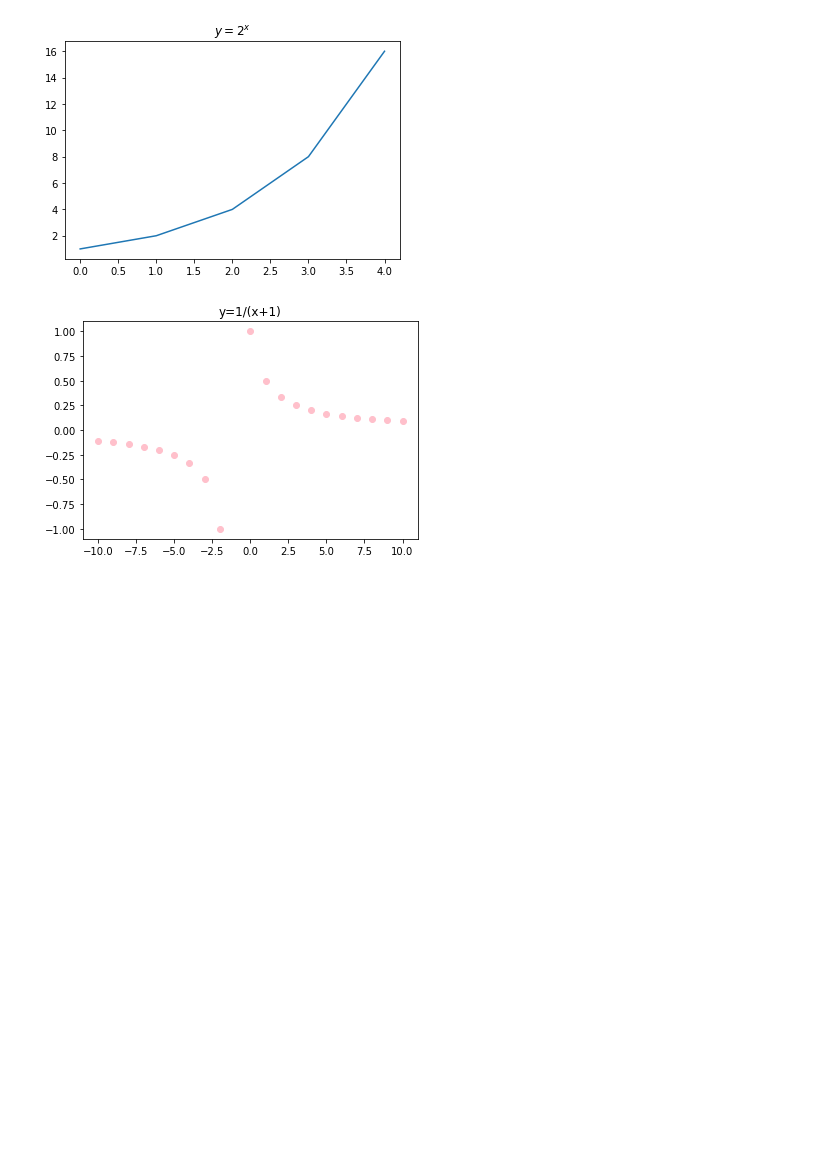
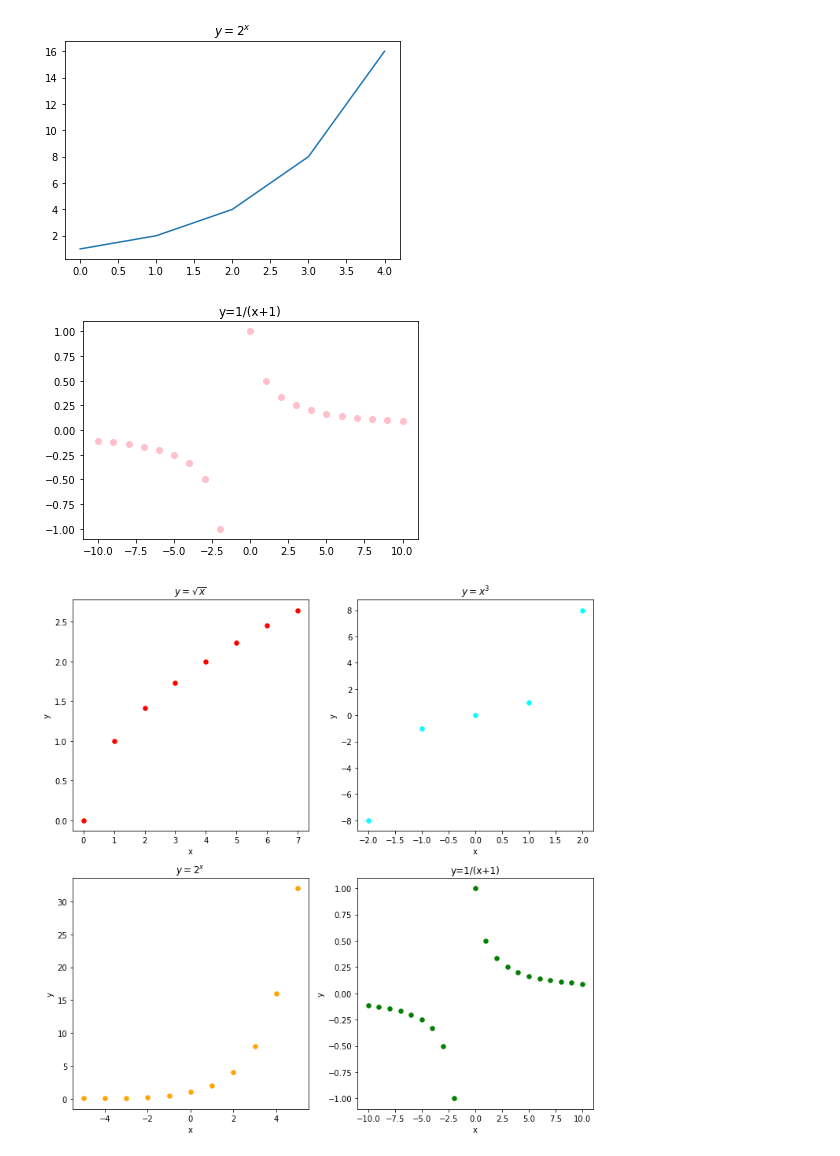
Before and after one commit to annah-vu/numpy-pandas-visualization-exercises, a Jupyter notebook: matplotlib_exercises.ipynb, the cells around one changed output. Saved outputs shown, nothing was run; the diff lists cells and outputs as text; code cells hidden in the pictures; blank space fills up the shorter version.

```diff
--- a/matplotlib_exercises.ipynb
+++ b/matplotlib_exercises.ipynb
@@ -98,4 +84,46 @@ plt.title("y=1/(x+1)")
 plt.show()
 # %% [output]
 [figure]
+# %%
+#3.) Combine the figures you created in the last step into one large figure with 4 subplots.
+plt.figure(figsize = (10,10))
+plt.subplot (2,2,1)
+x = list(range(0,8))
+y1 = [(n**(1/2)) for n in x]
+plt.scatter(x,y1, s =30, c='red')
+plt.title('$y=\sqrt{x}$')
+plt.xlabel('x')
+plt.ylabel('y')
+
+plt.subplot(2,2,2)
+x2 = list(range(-2,3))
+y2 = [n**3 for n in x2]
+plt.scatter(x2, y2, s =30, c='cyan')
+plt.title("$y=x^3$")
+plt.xlabel('x')
+plt.ylabel('y')
+
+plt.subplot(2,2,3)
+x3 = list(range(-5,6))
+y3 = [2**n for n in x3]
+plt.scatter(x3,y3, s=30, c='orange')
+plt.title("$y=2^x$")
+plt.xlabel('x')
+plt.ylabel('y')
+
+
+plt.subplot(2,2,4)
+x4 = list(range(-10,-1)) + list(range(0,11))
+y4 = [1/(n+1) for n in x4]
+plt.scatter(x4,y4, s=30, c='green')
+plt.title("y=1/(x+1)")
+plt.xlabel('x')
+plt.ylabel('y')
+
+
+plt.tight_layout()
+
+plt.show()
+# %% [output]
+[figure, added]
 # %%
```
Also changed, not shown: parts of 4 cells of this notebook, 1 other file.
